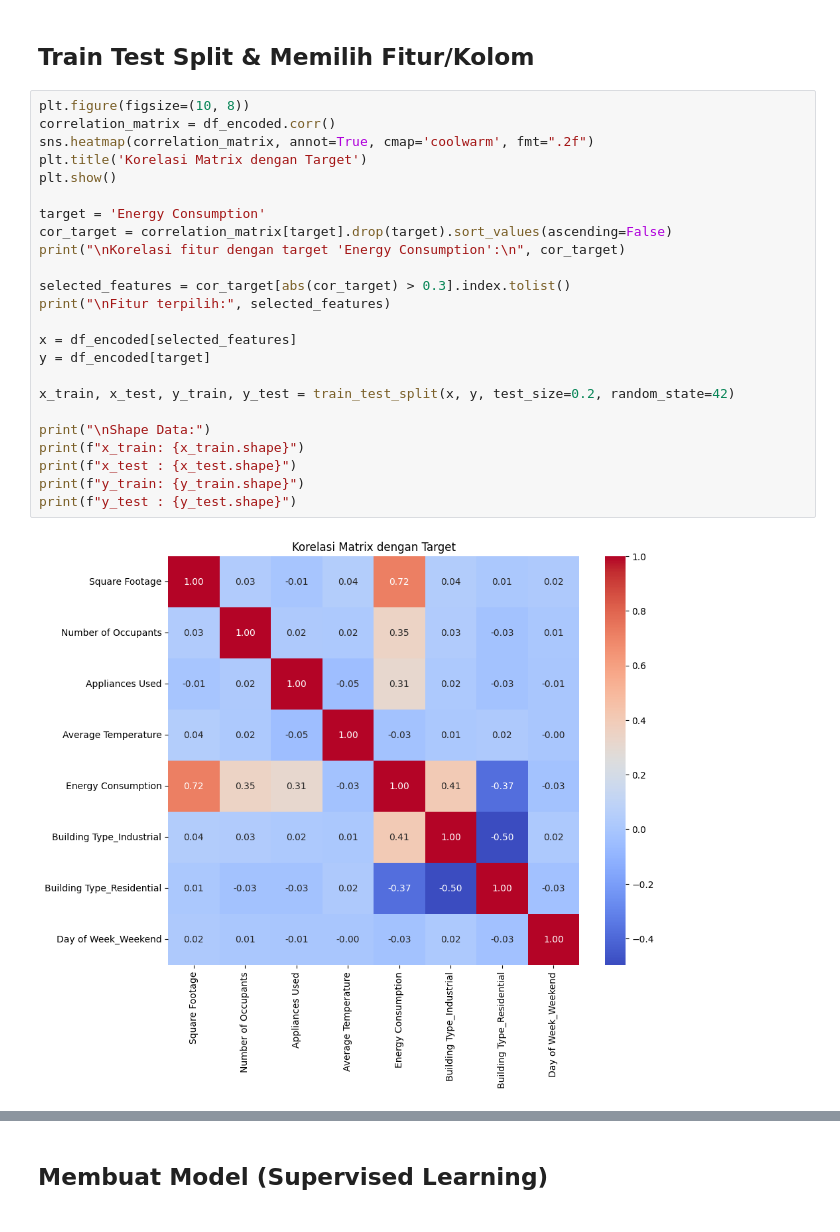
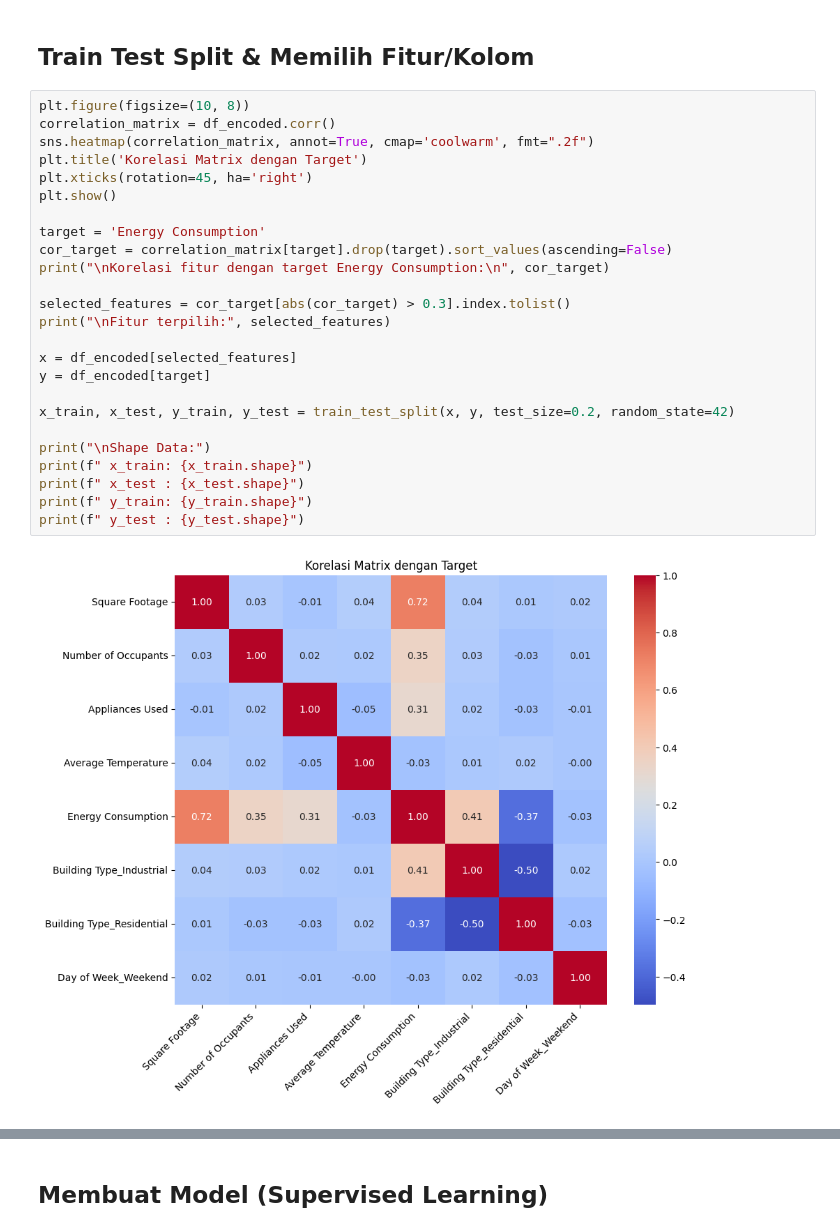
Before and after one commit to Fikri-Rouzan/energy-consumption-prediction, a Jupyter notebook: energy_consumption_prediction.ipynb, the cells around one changed output, grey strips where cells are left out. Drawn from its saved outputs; the diff is of its cells as text.

```diff
--- a/energy_consumption_prediction.ipynb
+++ b/energy_consumption_prediction.ipynb
@@ -492,26 +493,27 @@ Energy Consumption             -0.025731            1.000000
 # %%
 plt.figure(figsize=(10, 8))
 correlation_matrix = df_encoded.corr()
 sns.heatmap(correlation_matrix, annot=True, cmap='coolwarm', fmt=".2f")
 plt.title('Korelasi Matrix dengan Target')
+plt.xticks(rotation=45, ha='right')
 plt.show()
 
 target = 'Energy Consumption'
 cor_target = correlation_matrix[target].drop(target).sort_values(ascending=False)
-print("\nKorelasi fitur dengan target 'Energy Consumption':\n", cor_target)
+print("\nKorelasi fitur dengan target Energy Consumption:\n", cor_target)
 
 selected_features = cor_target[abs(cor_target) > 0.3].index.tolist()
 print("\nFitur terpilih:", selected_features)
 
 x = df_encoded[selected_features]
 y = df_encoded[target]
 
 x_train, x_test, y_train, y_test = train_test_split(x, y, test_size=0.2, random_state=42)
 
 print("\nShape Data:")
-print(f"x_train: {x_train.shape}")
-print(f"x_test : {x_test.shape}")
-print(f"y_train: {y_train.shape}")
-print(f"y_test : {y_test.shape}")
+print(f" x_train: {x_train.shape}")
+print(f" x_test : {x_test.shape}")
+print(f" y_train: {y_train.shape}")
+print(f" y_test : {y_test.shape}")
 # %% [output]
-[figure, old version]
+[figure, new version]
```
Also changed, not shown: parts of 13 cells of this notebook.
